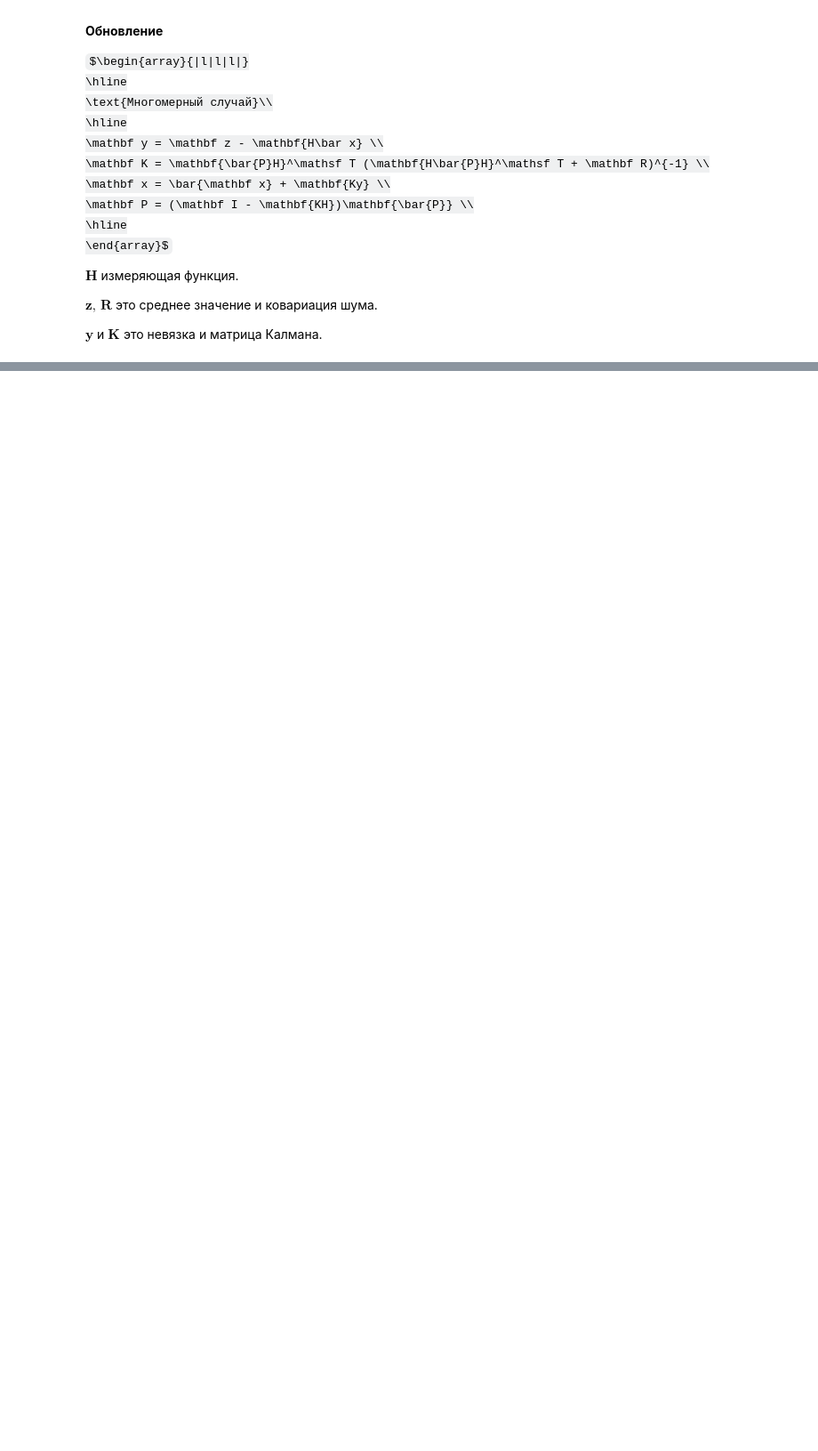
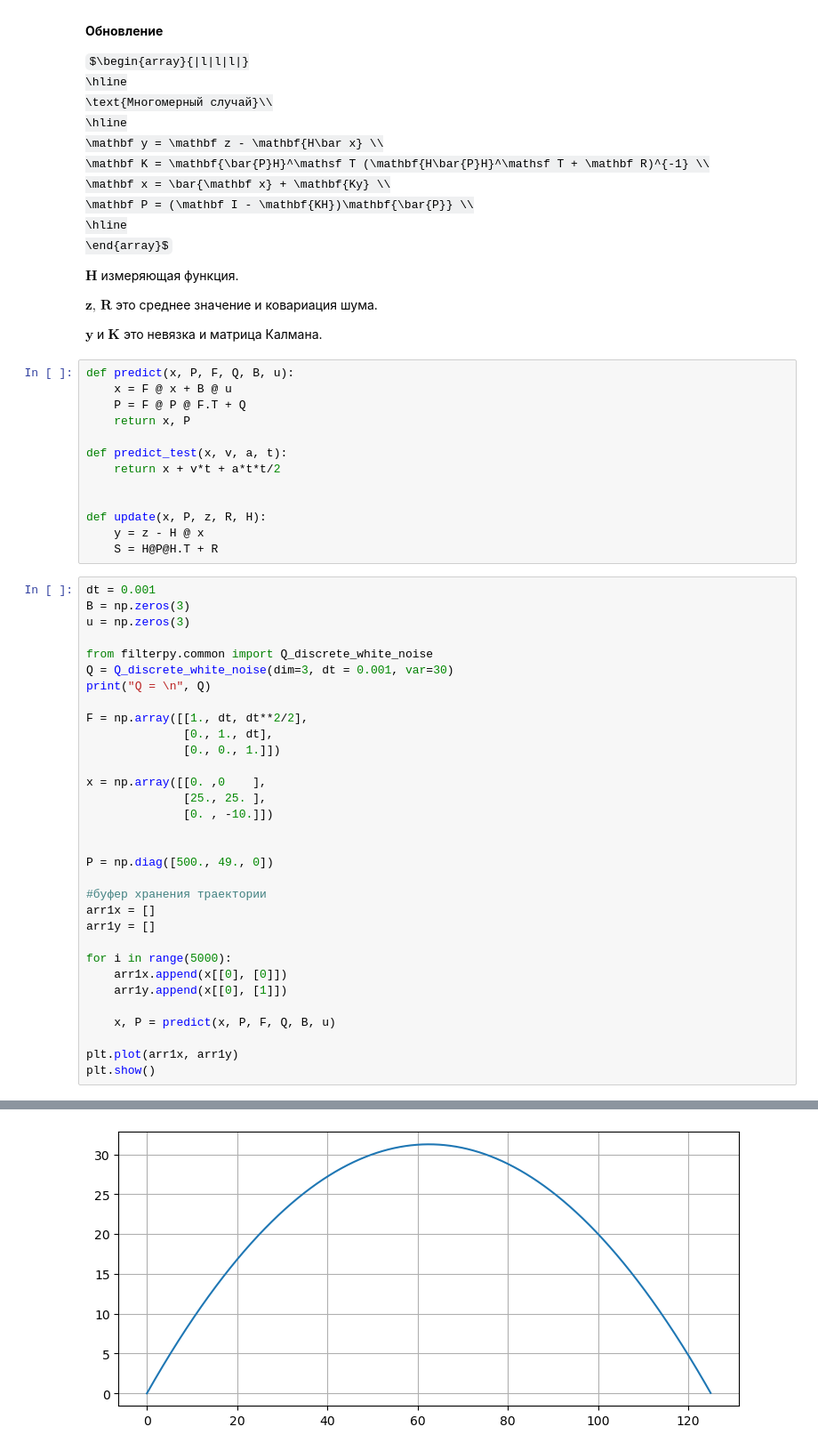
Before and after one commit to dart9905/coursework, a Jupyter notebook: Калман/Kalman.ipynb, the cells around one changed output, grey strips where cells are left out. Shown at 89% size. Drawn from its saved outputs; the diff is of its cells as text; some formulas as TeX source; blank space fills up the shorter version.

Commit message:
A1.4macT7
multi filter. beginning of development

```diff
--- a/Калман/Kalman.ipynb
+++ b/Калман/Kalman.ipynb
@@ -264,3 +264,49 @@ $\mathbf H$ измеряющая функция.
 $\mathbf z,\, \mathbf R$ это среднее значение и ковариация шума.
 
 $\mathbf y$ и $\mathbf K$ это невязка и матрица Калмана.
+# %%
+def predict(x, P, F, Q, B, u):
+    x = F @ x + B @ u
+    P = F @ P @ F.T + Q
+    return x, P
+
+def predict_test(x, v, a, t):
+    return x + v*t + a*t*t/2
+
+
+def update(x, P, z, R, H):
+    y = z - H @ x
+    S = H@P@H.T + R
+# %%
+dt = 0.001
+B = np.zeros(3)
+u = np.zeros(3)
+
+from filterpy.common import Q_discrete_white_noise
+Q = Q_discrete_white_noise(dim=3, dt = 0.001, var=30)
+print("Q = \n", Q)
+
+F = np.array([[1., dt, dt**2/2],
+              [0., 1., dt],
+              [0., 0., 1.]])
+
+x = np.array([[0. ,0    ],
+              [25., 25. ],
+              [0. , -10.]])
+
+
+P = np.diag([500., 49., 0])
+
+#буфер хранения траектории
+arr1x = []
+arr1y = []
+
+for i in range(5000):
+    arr1x.append(x[[0], [0]])
+    arr1y.append(x[[0], [1]])
+
+    x, P = predict(x, P, F, Q, B, u)
+
+plt.plot(arr1x, arr1y)
+plt.show()
+# %% [output]
@@ -266,0 +317 @@ $\mathbf y$ и $\mathbf K$ это невязка и матрица Калман
+[figure, added]
```
Also changed, not shown: parts of 3 cells of this notebook, 2 other files.
